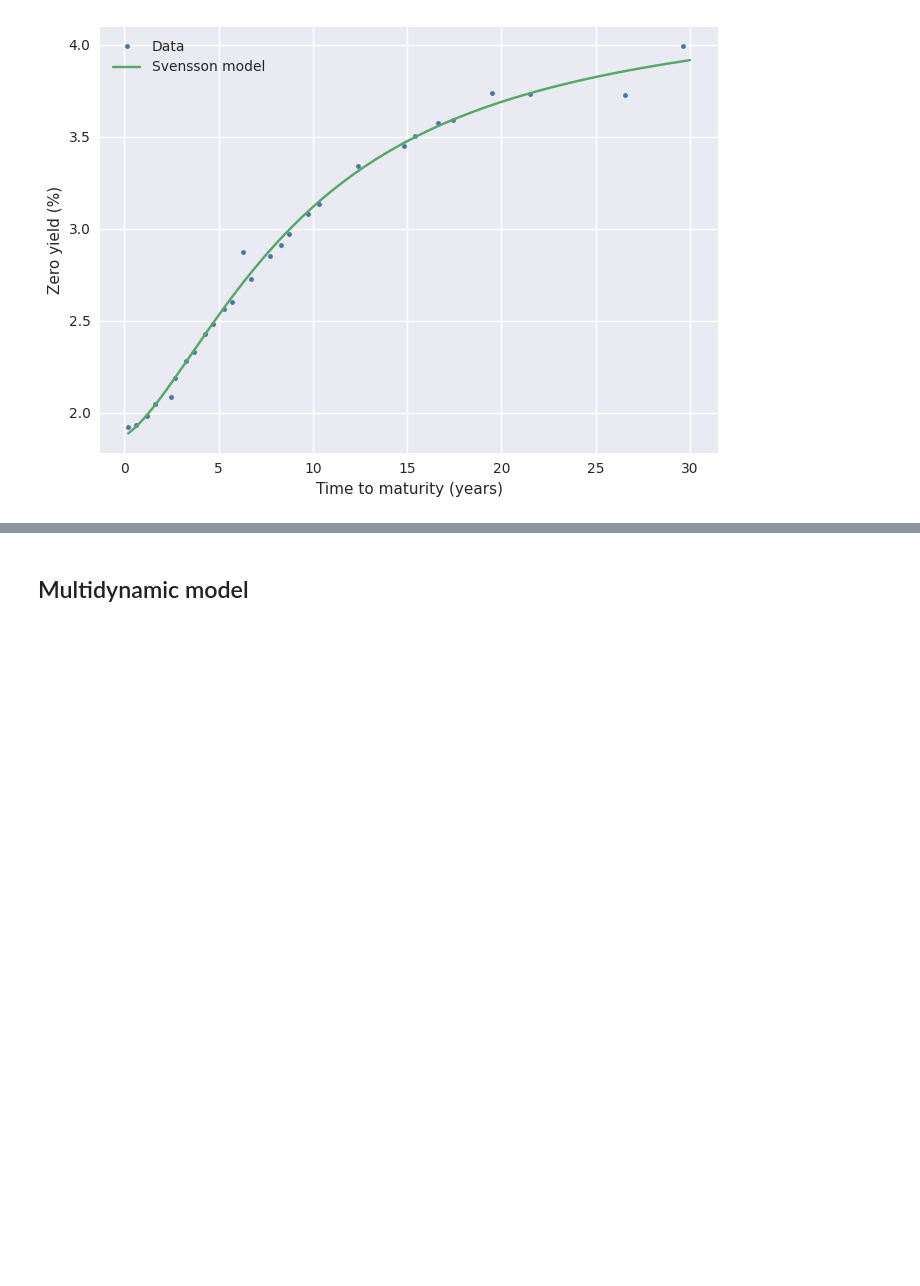
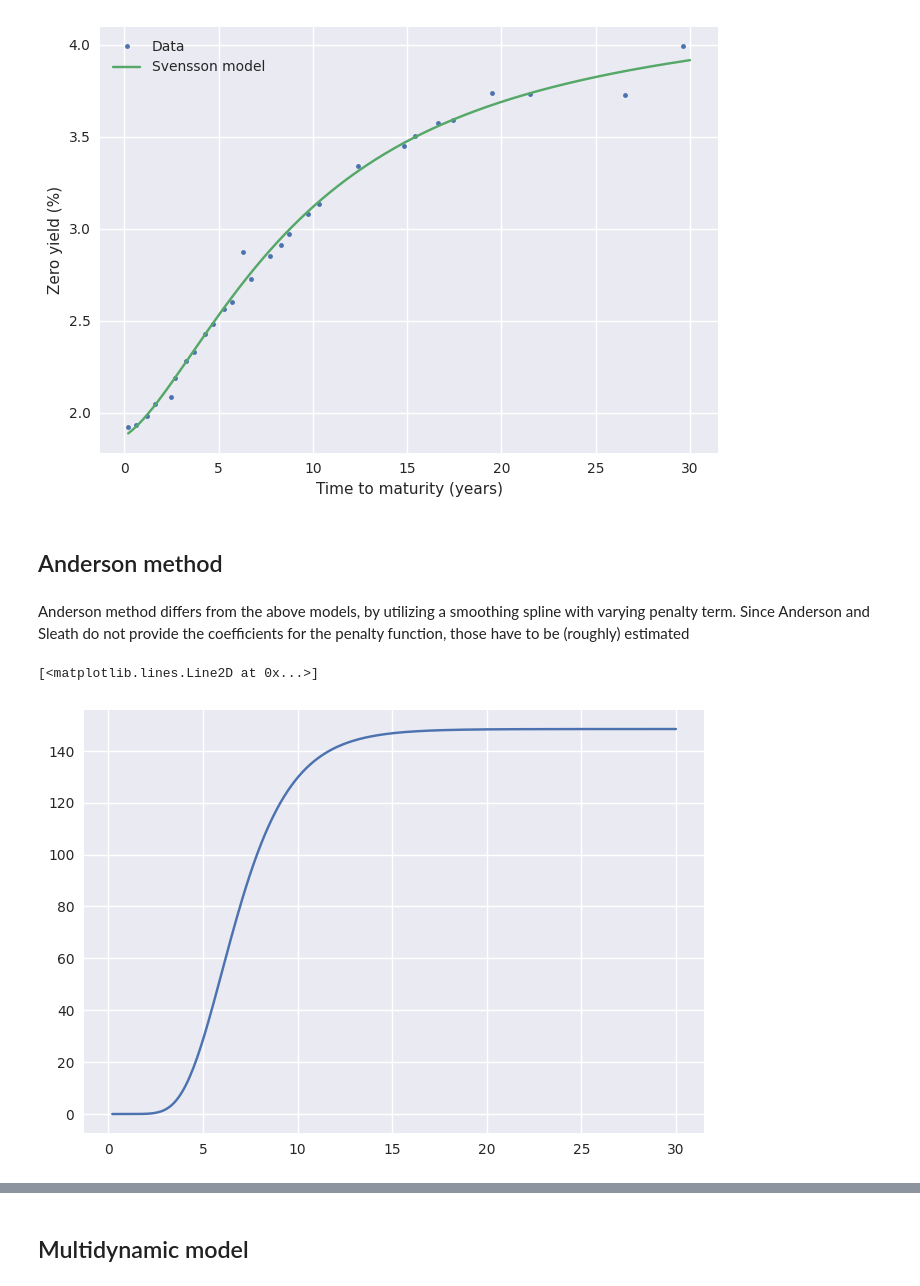
Before and after one commit to krantamaki/quantpy, a Jupyter notebook: examples/05_term_structures.ipynb, the cells around one changed output, grey strips where cells are left out. Saved outputs shown, nothing was run; the diff lists cells and outputs as text; code cells hidden in the pictures; blank space fills up the shorter version.

Commit message:
Example updated with Anderson method (needs some cleanup)

```diff
--- a/examples/05_term_structures.ipynb
+++ b/examples/05_term_structures.ipynb
@@ -72,3 +73,18 @@ fig.tight_layout()
 plt.show()
 # %% [output]
 [figure]
+# %% [markdown]
+## Anderson method
+# %% [markdown]
+Anderson method differs from the above models, by utilizing a smoothing spline with varying penalty term. Since Anderson and Sleath do not provide the coefficients for the penalty function, those have to be (roughly) estimated
+# %%
+tt = np.linspace(0.2, 30, 300)
+
+L = 5
+S = -15
+i = 2
+
+plt.plot(tt, np.exp(L - (L - S) * np.exp(-tt / i)))
+# %% [output]
+[<matplotlib.lines.Line2D at 0x...>]
+[figure, added]
```
Also changed, not shown: parts of 12 cells of this notebook.
